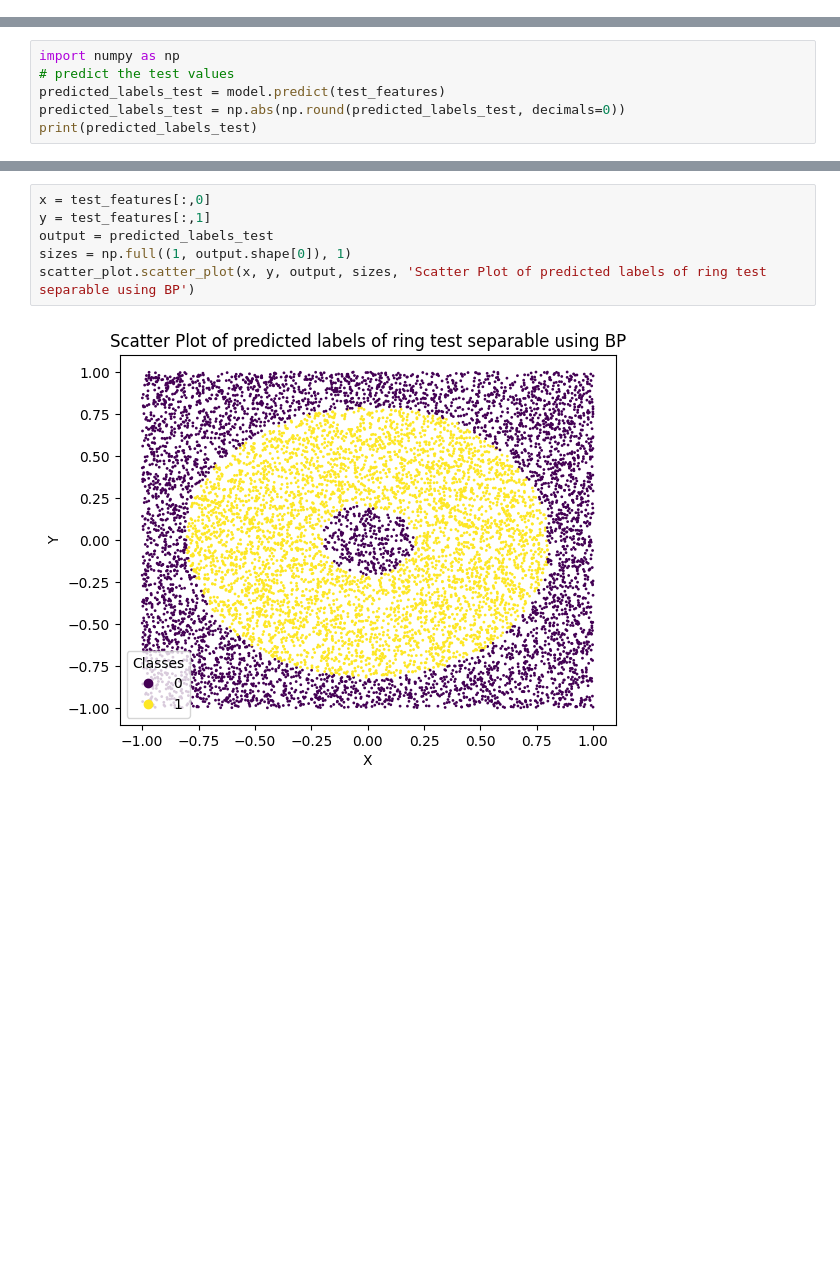
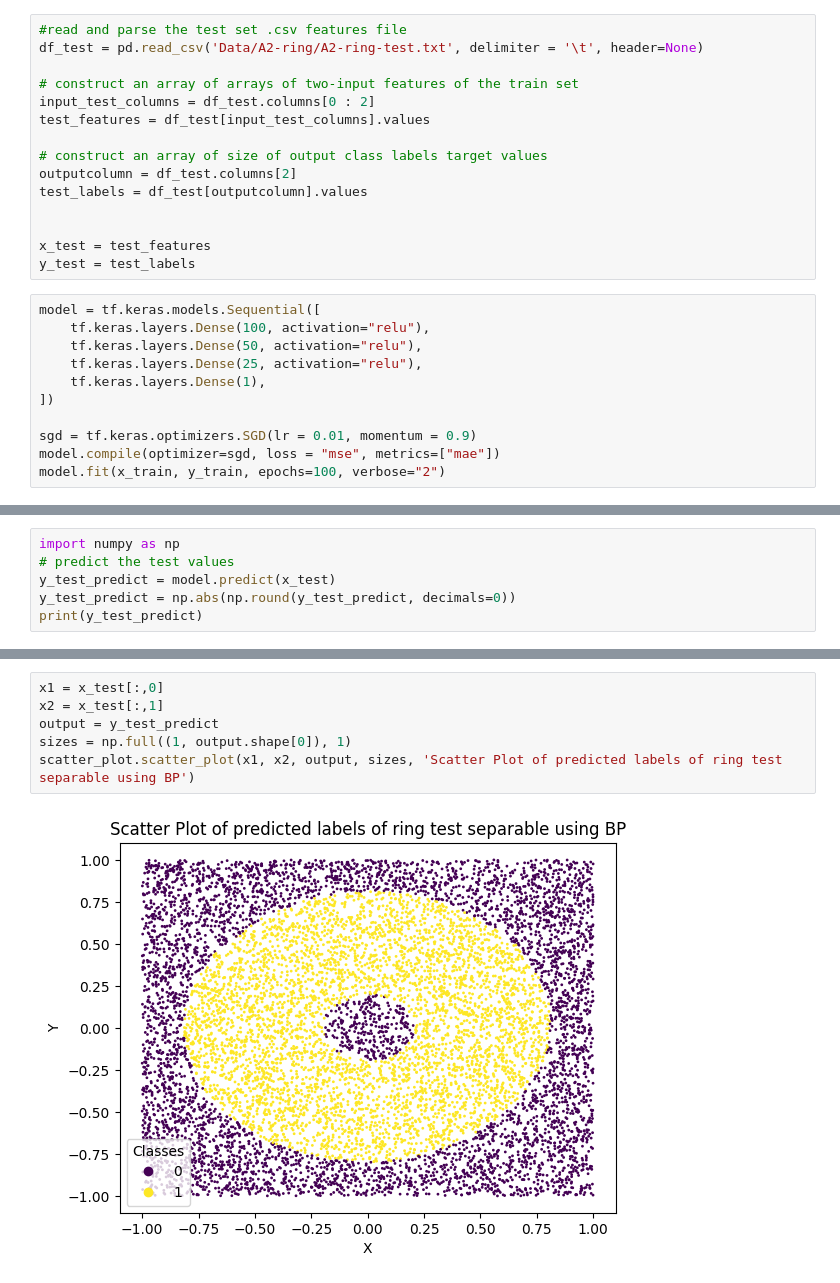
Before and after one commit to YoussefEzz/Classification-SVM-BP-and-LR, a Jupyter notebook: BP_ring_separable.ipynb, the cells around one changed output, grey strips where cells are left out. Cells and saved outputs as stored; diff of their text form; blank space fills up the shorter version.

```diff
--- a/BP_ring_separable.ipynb
+++ b/BP_ring_separable.ipynb
@@ -59,0 +20,26 @@ Epoch 100/100
+# %%
+#read and parse the test set .csv features file
+df_test = pd.read_csv('Data/A2-ring/A2-ring-test.txt', delimiter = '\t', header=None)
+
+# construct an array of arrays of two-input features of the train set
+input_test_columns = df_test.columns[0 : 2]
+test_features = df_test[input_test_columns].values
+
+# construct an array of size of output class labels target values
+outputcolumn = df_test.columns[2]
+test_labels = df_test[outputcolumn].values
+
+
+x_test = test_features
+y_test = test_labels
+# %%
+model = tf.keras.models.Sequential([
+    tf.keras.layers.Dense(100, activation="relu"),
+    tf.keras.layers.Dense(50, activation="relu"),
+    tf.keras.layers.Dense(25, activation="relu"),
+    tf.keras.layers.Dense(1),
+])
+
+sgd = tf.keras.optimizers.SGD(lr = 0.01, momentum = 0.9)
+model.compile(optimizer=sgd, loss = "mse", metrics=["mae"])
+model.fit(x_train, y_train, epochs=100, verbose="2")
@@ -60,7 +66,7 @@ Epoch 100/100
 # %%
 import numpy as np
 # predict the test values
-predicted_labels_test = model.predict(test_features)
-predicted_labels_test = np.abs(np.round(predicted_labels_test, decimals=0))
-print(predicted_labels_test)
+y_test_predict = model.predict(x_test)
+y_test_predict = np.abs(np.round(y_test_predict, decimals=0))
+print(y_test_predict)
 # %% [output]
@@ -75,8 +95,8 @@ print(predicted_labels_test)
 # %%
-x = test_features[:,0]
-y = test_features[:,1]
-output = predicted_labels_test
+x1 = x_test[:,0]
+x2 = x_test[:,1]
+output = y_test_predict
 sizes = np.full((1, output.shape[0]), 1)
-scatter_plot.scatter_plot(x, y, output, sizes, 'Scatter Plot of predicted labels of ring test separable using BP')
+scatter_plot.scatter_plot(x1, x2, output, sizes, 'Scatter Plot of predicted labels of ring test separable using BP')
 # %% [output]
-[figure, old version]
+[figure, new version]
```
Also changed, not shown: parts of 5 cells of this notebook, 2 other files.
